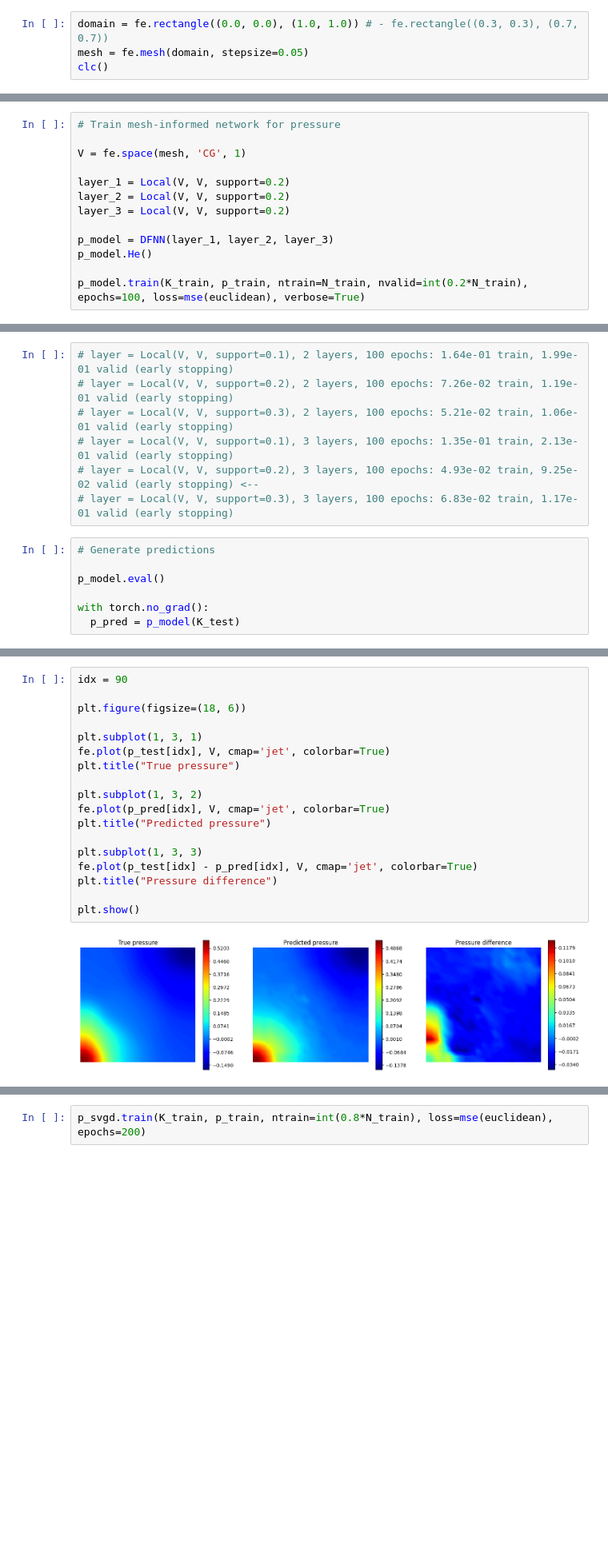
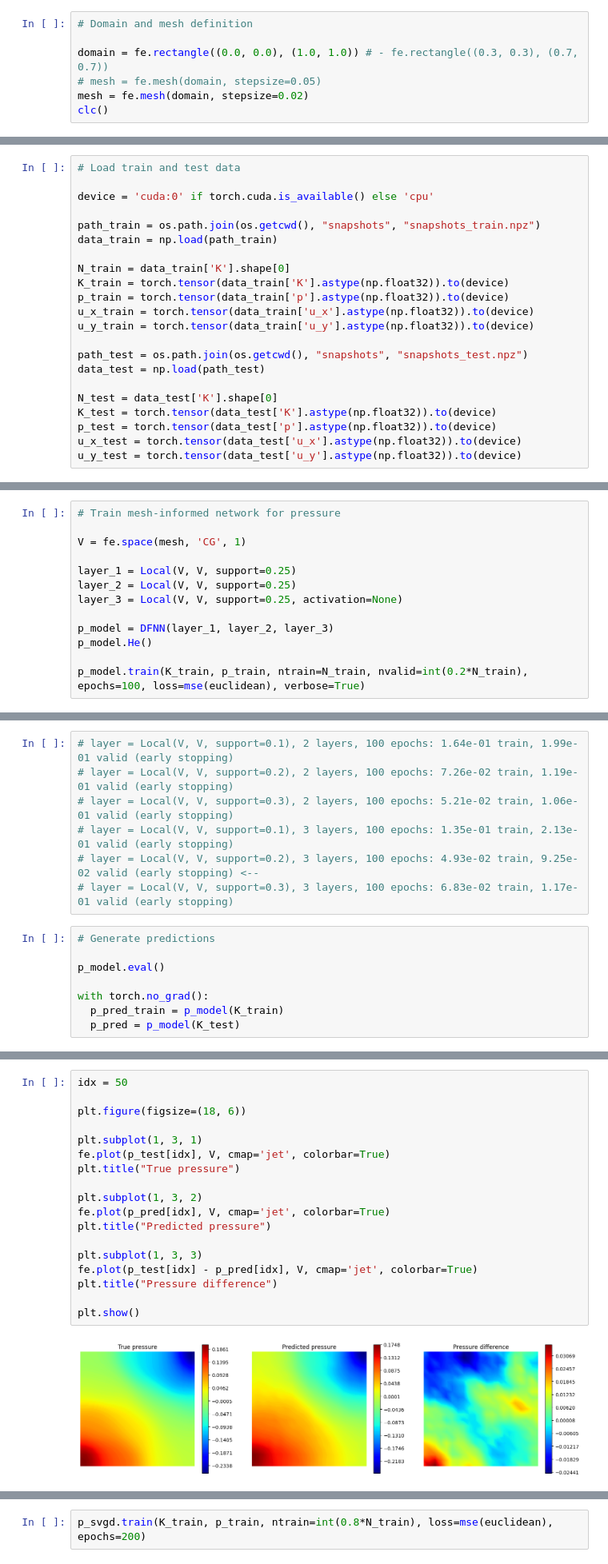
Before and after one commit to FraBet29/APSC_project, a Jupyter notebook: bayesian_network/examples/1_darcy_flow/darcy_flow_bayesian.ipynb, the cells around one changed output, grey strips where cells are left out. Shown at 80% size. Saved outputs shown, nothing was run; the diff lists cells and outputs as text; blank space fills up the shorter version.

Commit message:
Add Darcy flow snapshots on a finer mesh

```diff
--- a/bayesian_network/examples/1_darcy_flow/darcy_flow_bayesian.ipynb
+++ b/bayesian_network/examples/1_darcy_flow/darcy_flow_bayesian.ipynb
@@ -20,6 +20,9 @@ import torch
 import os
 from IPython.display import clear_output as clc
 # %%
+# Domain and mesh definition
+
 domain = fe.rectangle((0.0, 0.0), (1.0, 1.0)) # - fe.rectangle((0.3, 0.3), (0.7, 0.7))
-mesh = fe.mesh(domain, stepsize=0.05)
+# mesh = fe.mesh(domain, stepsize=0.05)
+mesh = fe.mesh(domain, stepsize=0.02)
 clc()
@@ -50,3 +29,25 @@ u_y_test = torch.tensor(u_y_data[N_train:], dtype=torch.float)
+# %%
+# Load train and test data
+
+device = 'cuda:0' if torch.cuda.is_available() else 'cpu'
+
+path_train = os.path.join(os.getcwd(), "snapshots", "snapshots_train.npz")
+data_train = np.load(path_train)
+
+N_train = data_train['K'].shape[0]
+K_train = torch.tensor(data_train['K'].astype(np.float32)).to(device)
+p_train = torch.tensor(data_train['p'].astype(np.float32)).to(device)
+u_x_train = torch.tensor(data_train['u_x'].astype(np.float32)).to(device)
+u_y_train = torch.tensor(data_train['u_y'].astype(np.float32)).to(device)
+
+path_test = os.path.join(os.getcwd(), "snapshots", "snapshots_test.npz")
+data_test = np.load(path_test)
+
+N_test = data_test['K'].shape[0]
+K_test = torch.tensor(data_test['K'].astype(np.float32)).to(device)
+p_test = torch.tensor(data_test['p'].astype(np.float32)).to(device)
+u_x_test = torch.tensor(data_test['u_x'].astype(np.float32)).to(device)
+u_y_test = torch.tensor(data_test['u_y'].astype(np.float32)).to(device)
 # %% [markdown]
 ## Deterministic network
 # %%
@@ -54,9 +55,9 @@ u_y_test = torch.tensor(u_y_data[N_train:], dtype=torch.float)
 
 V = fe.space(mesh, 'CG', 1)
 
-layer_1 = Local(V, V, support=0.2)
-layer_2 = Local(V, V, support=0.2)
-layer_3 = Local(V, V, support=0.2)
+layer_1 = Local(V, V, support=0.25)
+layer_2 = Local(V, V, support=0.25)
+layer_3 = Local(V, V, support=0.25, activation=None)
 
 p_model = DFNN(layer_1, layer_2, layer_3)
 p_model.He()
@@ -82,4 +76,5 @@ Training complete. Elapsed time: 23.72 seconds.
 p_model.eval()
 
 with torch.no_grad():
+  p_pred_train = p_model(K_train)
   p_pred = p_model(K_test)
@@ -86,20 +91,20 @@ with torch.no_grad():
 # %%
-idx = 90
+idx = 50
 
 plt.figure(figsize=(18, 6))
 
 plt.subplot(1, 3, 1)
 fe.plot(p_test[idx], V, cmap='jet', colorbar=True)
 plt.title("True pressure")
 
 plt.subplot(1, 3, 2)
 fe.plot(p_pred[idx], V, cmap='jet', colorbar=True)
 plt.title("Predicted pressure")
 
 plt.subplot(1, 3, 3)
 fe.plot(p_test[idx] - p_pred[idx], V, cmap='jet', colorbar=True)
 plt.title("Pressure difference")
 
 plt.show()
 # %% [output]
-[figure, old version]
+[figure, new version]
```
Also changed, not shown: parts of 38 cells of this notebook, 14 other files.
